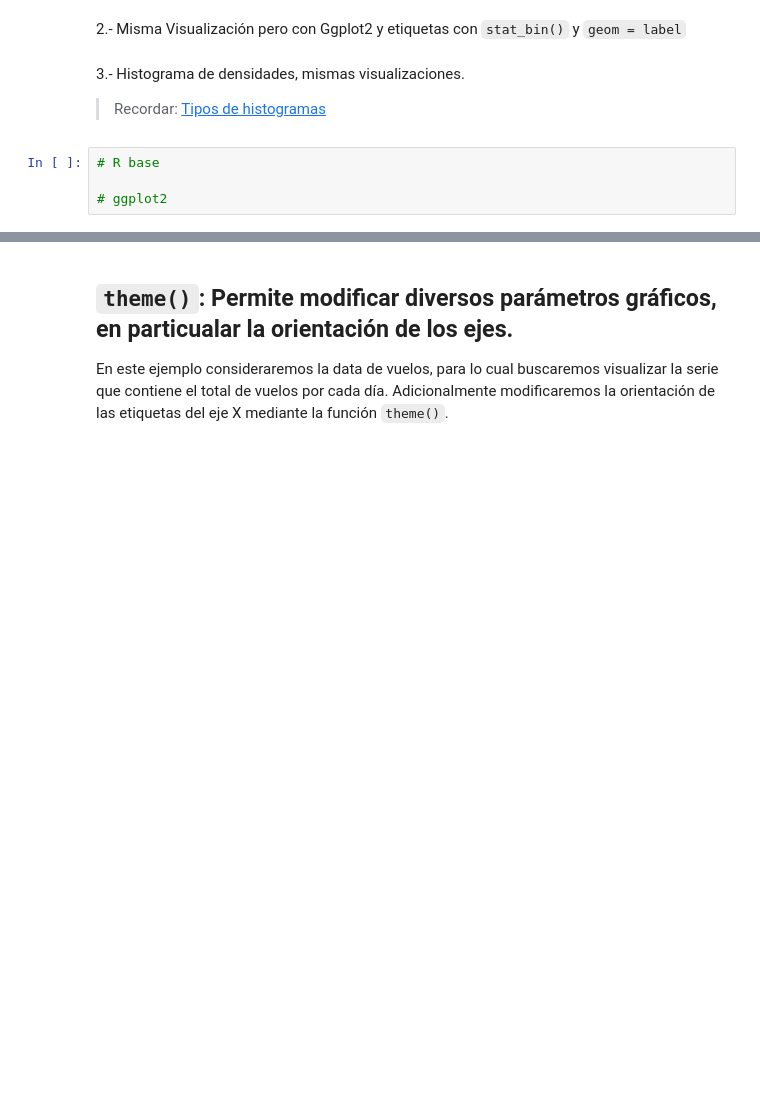
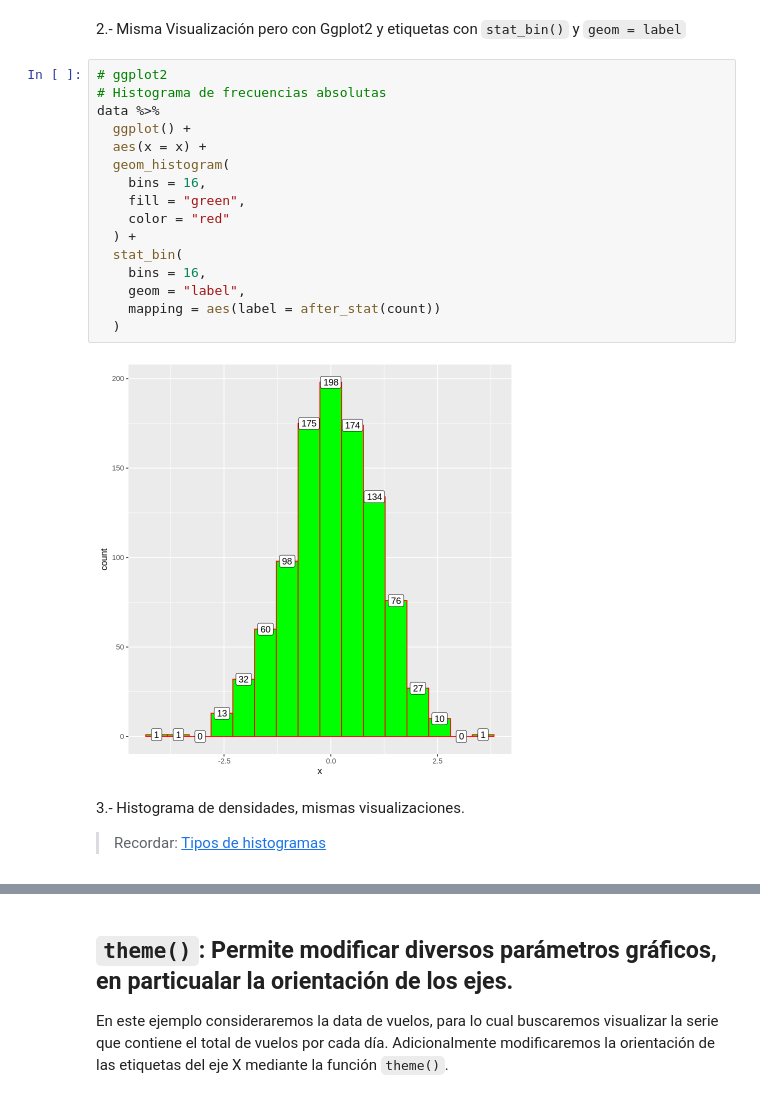
Before and after one commit to majorquev/DBDC_202507_Programacion_en_R_para_ciencia_de_datos, a Jupyter notebook: Clases/Clase5/00_Ejemplos_adicionales_ggplot2.ipynb, the cells around one changed output, grey strips where cells are left out. Saved outputs shown, nothing was run; the diff lists cells and outputs as text; blank space fills up the shorter version.

```diff
--- a/Clases/Clase5/00_Ejemplos_adicionales_ggplot2.ipynb
+++ b/Clases/Clase5/00_Ejemplos_adicionales_ggplot2.ipynb
@@ -29,9 +56,23 @@ data<-data.frame(x = rnorm(1000))
 # %% [markdown]
 2.- Misma Visualización pero con Ggplot2 y etiquetas con `stat_bin()` y `geom = label`
+# %%
+# ggplot2
+# Histograma de frecuencias absolutas
+data %>%
+  ggplot() +
+  aes(x = x) +
+  geom_histogram(
+    bins = 16,
+    fill = "green",
+    color = "red"
+  ) +
+  stat_bin(
+    bins = 16,
+    geom = "label",
+    mapping = aes(label = after_stat(count))
+  )
+# %% [output]
+[figure, added]
 # %% [markdown]
 3.- Histograma de densidades, mismas visualizaciones.
  > Recordar: [Tipos de histogramas](https://math.stackexchange.com/questions/2666834/what-is-the-difference-between-frequency-and-density-in-a-histogram)
-# %%
-# R base
-
-# ggplot2
```
Also changed, not shown: parts of 23 cells of this notebook.
